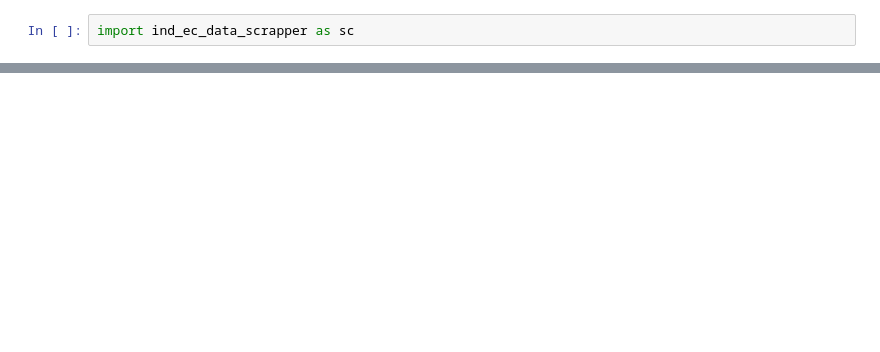
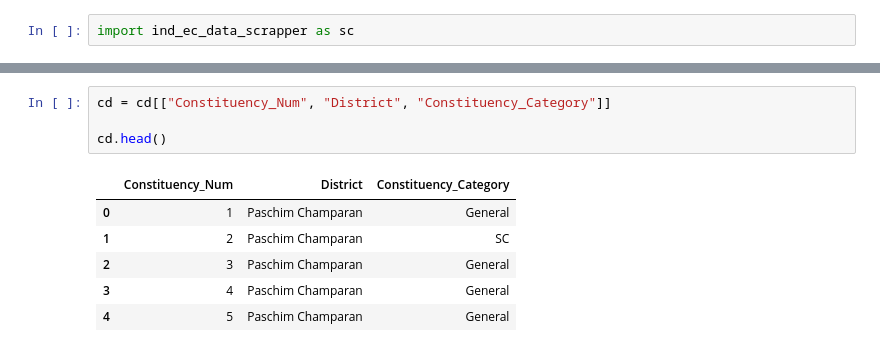
Before and after one commit to loopsandlogic/biharelectionreview2025, a Jupyter notebook: analysis.ipynb, the cells around one changed output, grey strips where cells are left out. Drawn from its saved outputs; the diff is of its cells as text; blank space fills up the shorter version.

```diff
--- a/analysis.ipynb
+++ b/analysis.ipynb
@@ -43,0 +80,11 @@ Scraping data for constituency number 243...
+# %%
+cd = cd[["Constituency_Num", "District", "Constituency_Category"]]
+
+cd.head()
+# %% [output]
+|  | Constituency_Num | District | Constituency_Category |
+| 0 | 1 | Paschim Champaran | General |
+| 1 | 2 | Paschim Champaran | SC |
+| 2 | 3 | Paschim Champaran | General |
+| 3 | 4 | Paschim Champaran | General |
+| 4 | 5 | Paschim Champaran | General |
```
Also changed, not shown: parts of 10 cells of this notebook, 5 other files.
